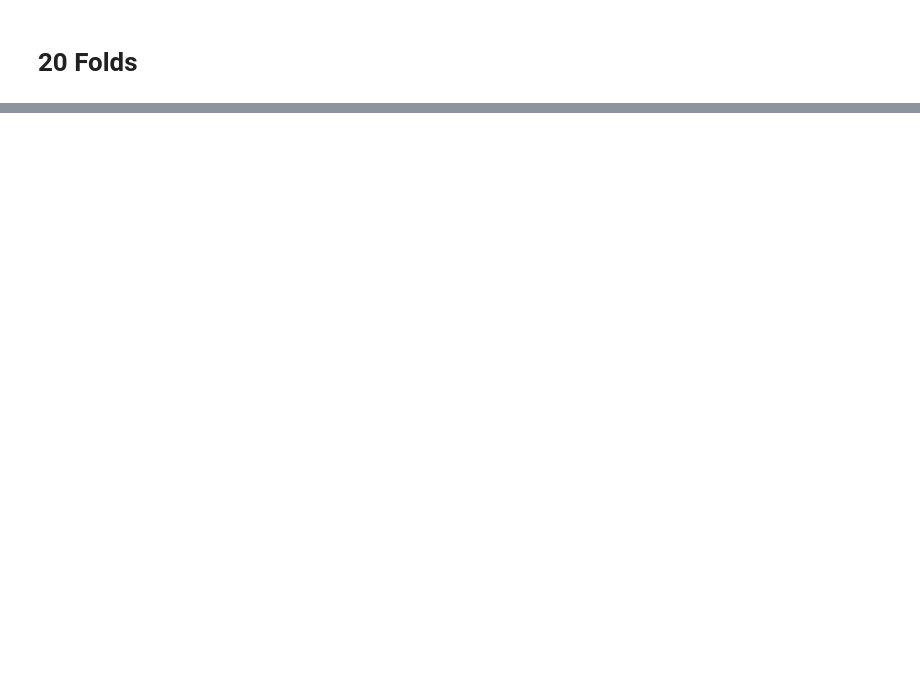
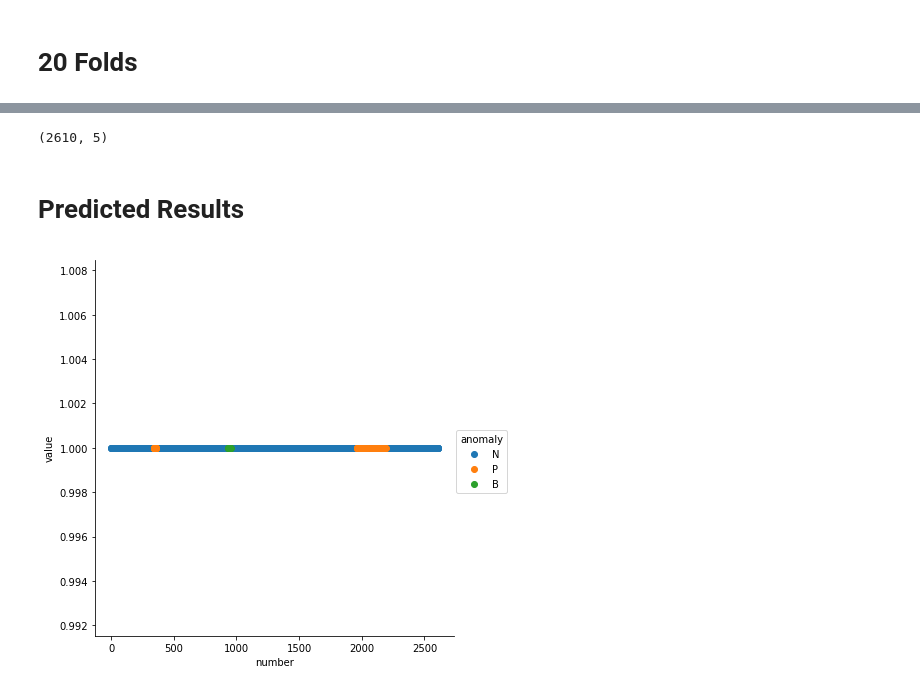
Before and after one commit to codemogroup/ML_Project, a Jupyter notebook: AnomalyDetector.ipynb, the cells around one changed output, grey strips where cells are left out. Drawn from its saved outputs; the diff is of its cells as text; code cells hidden in the pictures; blank space fills up the shorter version.

Commit message:
SMOTE added prediction done for a training data set.

```diff
--- a/AnomalyDetector.ipynb
+++ b/AnomalyDetector.ipynb
@@ -420,0 +514,3 @@ Mean of cross validation scores:
+# %%
+y_test1 = y_test1['anomaly']
+y_test1.head()
@@ -420,0 +524,4 @@ Mean of cross validation scores:
+# %%
+y_test1 = pd.DataFrame(y_test1)
+y_test1['anomaly'] = y_test1
+y_test1.head()
@@ -420,0 +535,3 @@ Mean of cross validation scores:
+# %%
+y_test1 = pd.DataFrame(y_test1)
+y_test1.head()
@@ -420,0 +545,3 @@ Mean of cross validation scores:
+# %%
+result1 = pd.concat([x_test1, y_test1,acceY_raw_test1,number,], axis=1)
+result1.head()
@@ -420,0 +555,14 @@ Mean of cross validation scores:
+# %%
+result1.shape
+# %% [output]
+(2610, 5)
+# %% [markdown]
+# Predicted Results
+# %%
+sns.FacetGrid(result1, hue="anomaly", size=6) \
+   .map(plt.scatter, "number", "value") \
+   .add_legend()
+
+plt.show()
+# %% [output]
+[figure, added]
```
Also changed, not shown: parts of 29 cells of this notebook, 3 other files.
